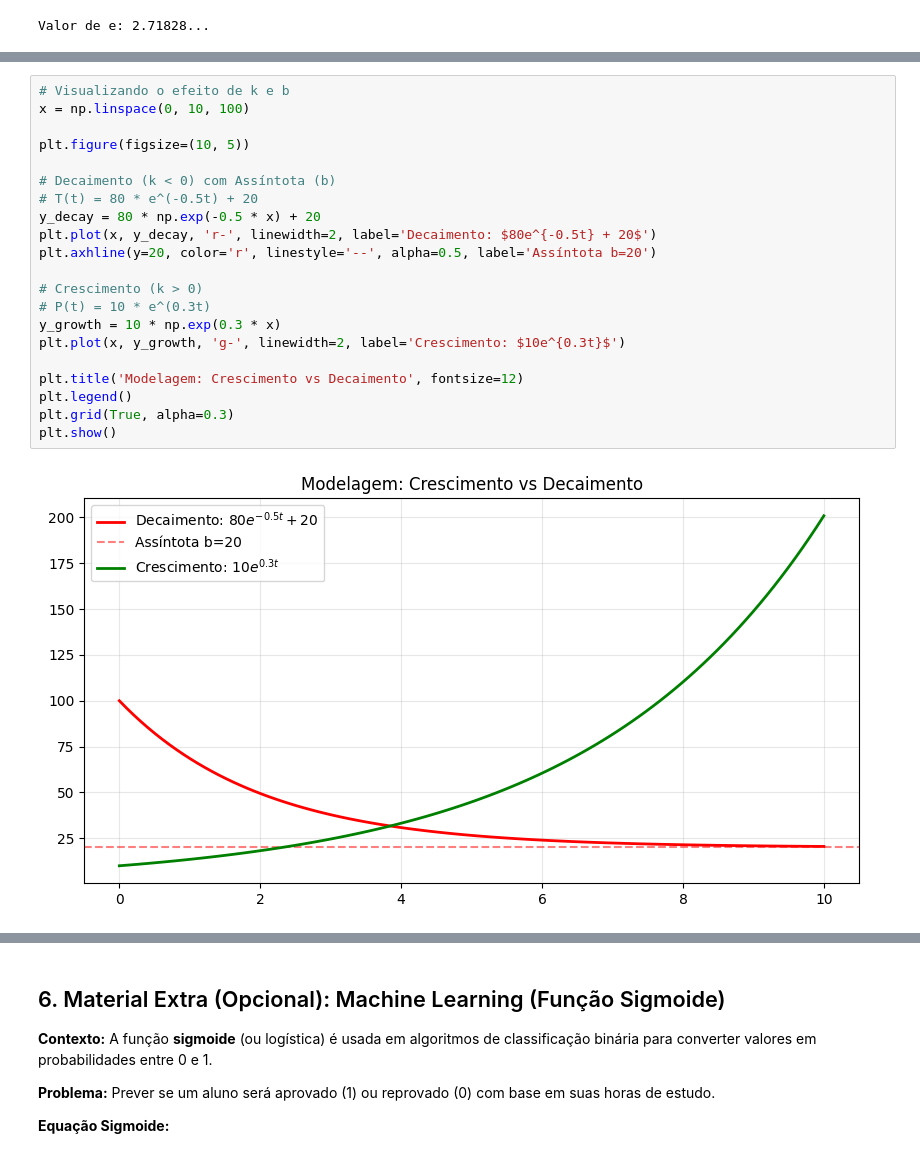
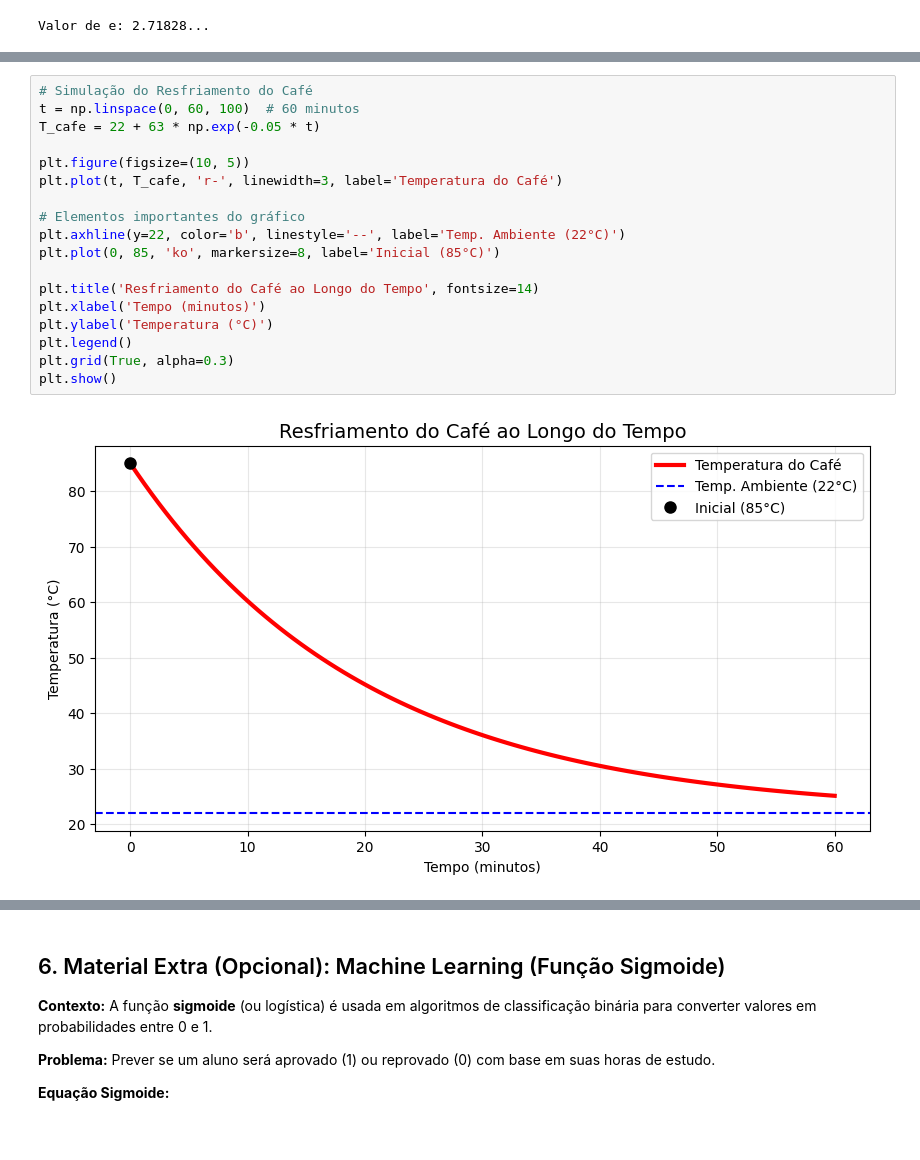
Before and after one commit to Ig-dolci/my_portuguese_classes, a Jupyter notebook: calculus/funcao_exponencial.ipynb, the cells around one changed output, grey strips where cells are left out. Drawn from its saved outputs; the diff is of its cells as text.

```diff
--- a/calculus/funcao_exponencial.ipynb
+++ b/calculus/funcao_exponencial.ipynb
@@ -148,24 +136,21 @@ $$f(x) = c \cdot e^{kx} + b$$
 # %%
-# Visualizando o efeito de k e b
-x = np.linspace(0, 10, 100)
+# Simulação do Resfriamento do Café
+t = np.linspace(0, 60, 100)  # 60 minutos
+T_cafe = 22 + 63 * np.exp(-0.05 * t)
 
 plt.figure(figsize=(10, 5))
+plt.plot(t, T_cafe, 'r-', linewidth=3, label='Temperatura do Café')
 
-# Decaimento (k < 0) com Assíntota (b)
-# T(t) = 80 * e^(-0.5t) + 20
-y_decay = 80 * np.exp(-0.5 * x) + 20
-plt.plot(x, y_decay, 'r-', linewidth=2, label='Decaimento: $80e^{-0.5t} + 20$')
-plt.axhline(y=20, color='r', linestyle='--', alpha=0.5, label='Assíntota b=20')
+# Elementos importantes do gráfico
+plt.axhline(y=22, color='b', linestyle='--', label='Temp. Ambiente (22°C)')
+plt.plot(0, 85, 'ko', markersize=8, label='Inicial (85°C)')
 
-# Crescimento (k > 0)
-# P(t) = 10 * e^(0.3t)
-y_growth = 10 * np.exp(0.3 * x)
-plt.plot(x, y_growth, 'g-', linewidth=2, label='Crescimento: $10e^{0.3t}$')
-
-plt.title('Modelagem: Crescimento vs Decaimento', fontsize=12)
+plt.title('Resfriamento do Café ao Longo do Tempo', fontsize=14)
+plt.xlabel('Tempo (minutos)')
+plt.ylabel('Temperatura (°C)')
 plt.legend()
 plt.grid(True, alpha=0.3)
 plt.show()
 # %% [output]
-[figure, old version]
+[figure, new version]
 # %% [markdown]
```
Also changed, not shown: parts of 6 cells of this notebook, 10 other files.
